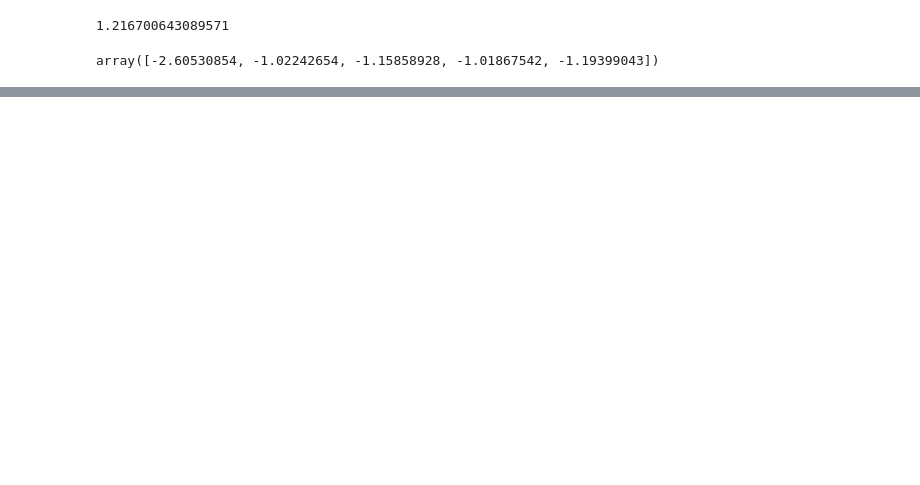
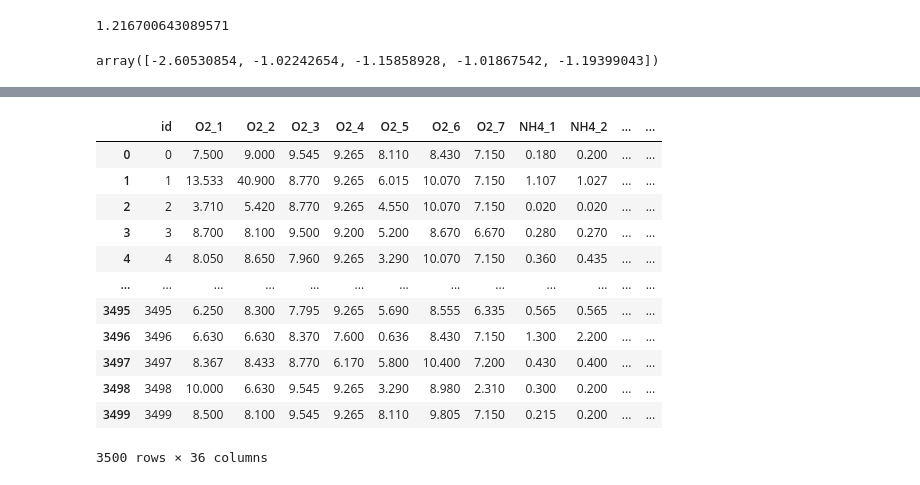
Before and after one commit to ameram/dissolved_o2_augmentation, a Jupyter notebook: playground_v3.ipynb, the cells around one changed output, grey strips where cells are left out. Cells and saved outputs as stored; diff of their text form; code cells hidden in the pictures; blank space fills up the shorter version.

```diff
--- a/playground_v3.ipynb
+++ b/playground_v3.ipynb
@@ -3,8 +3,8 @@ import numpy as np
 import pandas as pd
 import matplotlib.pyplot as plt
 # %%
-df = pd.read_csv('sample_submission.csv')
-df
+df_org = pd.read_csv('sample_submission.csv')
+df_org
 # %% [output]
 |  | id | target | O2_1 | O2_2 | O2_3 | O2_4 | O2_5 | O2_6 | O2_7 | NH4_1 | ... | ... |
 | 0 | 0 | 8.59 | 7.500 | 9.000 | 9.545 | 9.265 | 8.110 | 8.430 | 7.150 | 0.180 | ... | ... |
@@ -93,0 +156,16 @@ array([-2.60530854, -1.02242654, -1.15858928, -1.01867542, -1.19399043])
+# %%
+x
+# %% [output]
+|  | id | O2_1 | O2_2 | O2_3 | O2_4 | O2_5 | O2_6 | O2_7 | NH4_1 | NH4_2 | ... | ... |
+| 0 | 0 | 7.500 | 9.000 | 9.545 | 9.265 | 8.110 | 8.430 | 7.150 | 0.180 | 0.200 | ... | ... |
+| 1 | 1 | 13.533 | 40.900 | 8.770 | 9.265 | 6.015 | 10.070 | 7.150 | 1.107 | 1.027 | ... | ... |
+| 2 | 2 | 3.710 | 5.420 | 8.770 | 9.265 | 4.550 | 10.070 | 7.150 | 0.020 | 0.020 | ... | ... |
+| 3 | 3 | 8.700 | 8.100 | 9.500 | 9.200 | 5.200 | 8.670 | 6.670 | 0.280 | 0.270 | ... | ... |
+| 4 | 4 | 8.050 | 8.650 | 7.960 | 9.265 | 3.290 | 10.070 | 7.150 | 0.360 | 0.435 | ... | ... |
+| ... | ... | ... | ... | ... | ... | ... | ... | ... | ... | ... | ... | ... |
+| 3495 | 3495 | 6.250 | 8.300 | 7.795 | 9.265 | 5.690 | 8.555 | 6.335 | 0.565 | 0.565 | ... | ... |
+| 3496 | 3496 | 6.630 | 6.630 | 8.370 | 7.600 | 0.636 | 8.430 | 7.150 | 1.300 | 2.200 | ... | ... |
+| 3497 | 3497 | 8.367 | 8.433 | 8.770 | 6.170 | 5.800 | 10.400 | 7.200 | 0.430 | 0.400 | ... | ... |
+| 3498 | 3498 | 10.000 | 6.630 | 9.545 | 9.265 | 3.290 | 8.980 | 2.310 | 0.300 | 0.200 | ... | ... |
+| 3499 | 3499 | 8.500 | 8.100 | 9.545 | 9.265 | 8.110 | 9.805 | 7.150 | 0.215 | 0.200 | ... | ... |
+3500 rows × 36 columns
```
Also changed, not shown: parts of 25 cells of this notebook, 1 other file.
